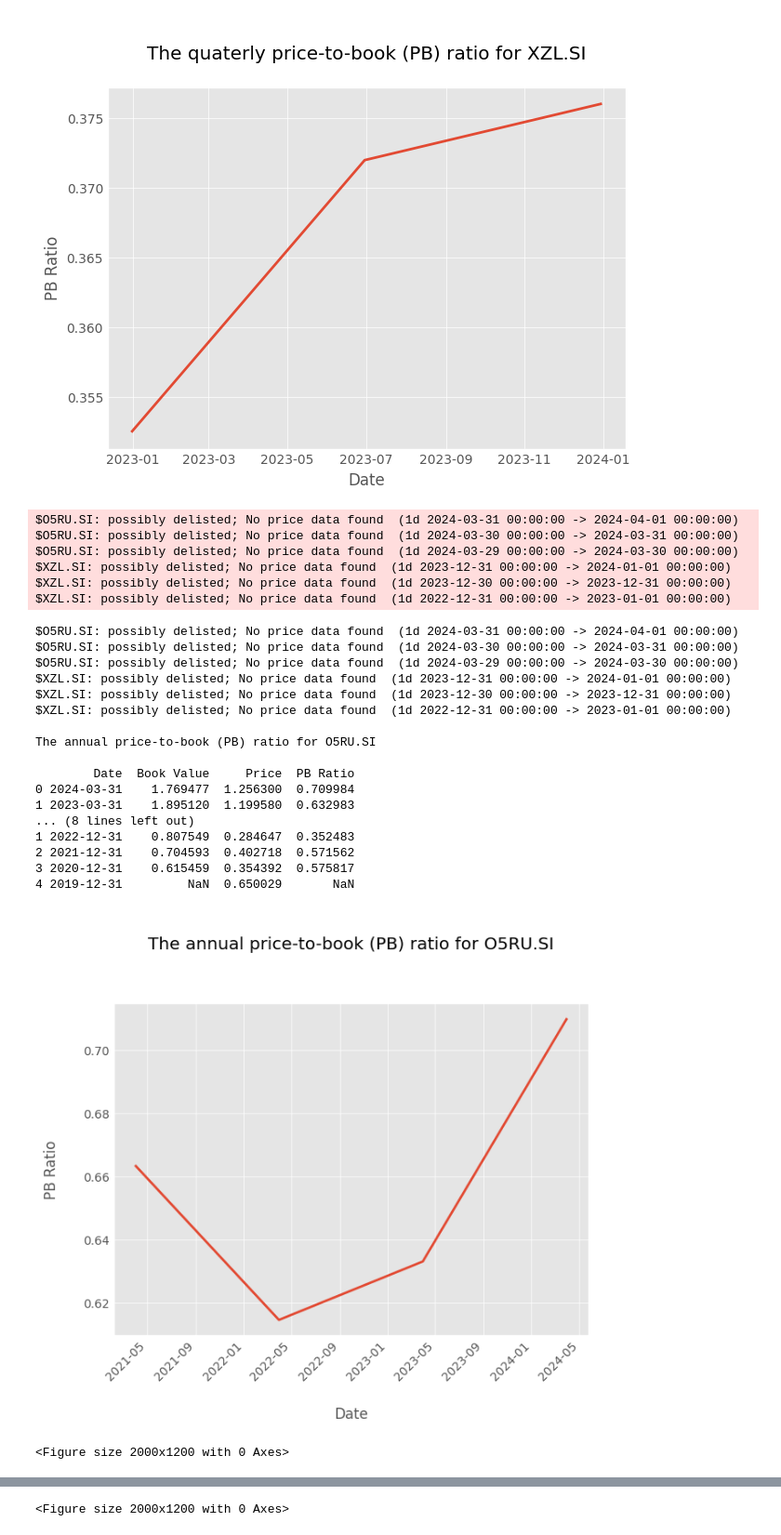
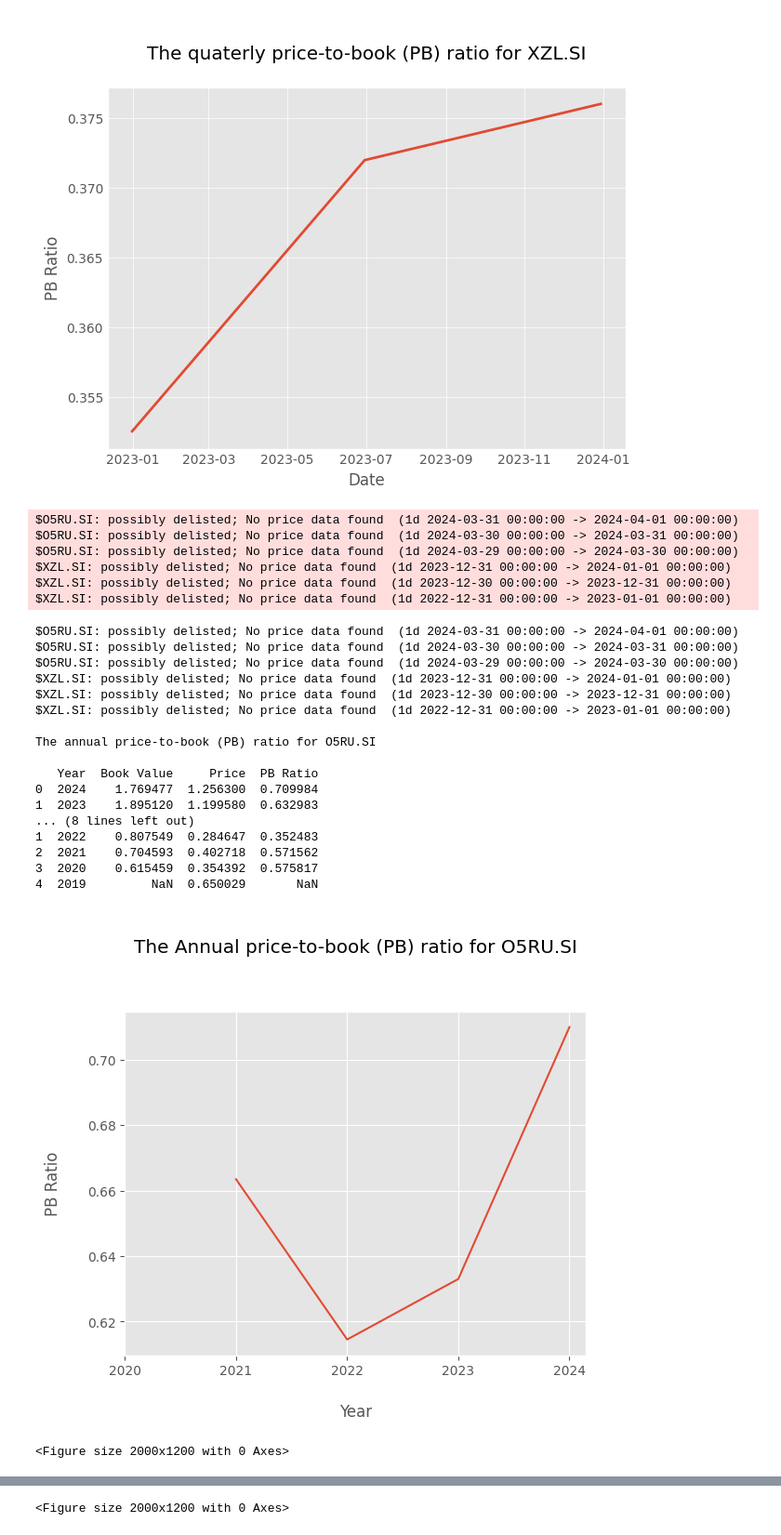
Before and after one commit to GenevieveLee/Stock-Screening-and-Recommendation-System, a Jupyter notebook: stockScreeningSystem.ipynb, the cells around one changed output, grey strips where cells are left out. Shown at 93% size. Drawn from its saved outputs; the diff is of its cells as text; code cells hidden in the pictures.

```diff
--- a/stockScreeningSystem.ipynb
+++ b/stockScreeningSystem.ipynb
@@ -139,47 +143,57 @@ for ticker in tickers:
             else:
                 date = date - pd.DateOffset(days=1)
 
-    pb_ratio_table = pd.DataFrame({'Date': book_value.index, 'Book Value': book_value, 'Price': price_history})
+    pb_ratio_table = pd.DataFrame({'Year': book_value.index.year, 'Book Value': book_value, 'Price': price_history})
     pb_ratio = pb_ratio_table['Price'] / pb_ratio_table['Book Value']
-    pb_ratio_table = pd.DataFrame({'Date': book_value.index, 'Book Value': book_value.values, 'Price': price_history, 'PB Ratio':pb_ratio.values})
+    pb_ratio_table = pd.DataFrame({'Year': book_value.index.year, 'Book Value': book_value.values, 'Price': price_history, 'PB Ratio':pb_ratio.values})
     pb_ratio_table_all.append(pb_ratio_table)
 
 for i, pb_ratio_table in enumerate(pb_ratio_table_all):
     print(f"\n{'The annual price-to-book (PB) ratio for'} {tickers[i]}\n")
     print(pb_ratio_table)
 
 for i, pb_ratio_table in enumerate(pb_ratio_table_all):
-    plt.plot(pb_ratio_table['Date'], pb_ratio_table['PB Ratio'])
-    plt.xlabel('Date', labelpad=20)
+    plt.plot(pb_ratio_table['Year'], pb_ratio_table['PB Ratio'])
+    plt.xlabel('Year', labelpad=20)
     plt.ylabel('PB Ratio', labelpad=20)
-    plt.title(f"\n{'The annual price-to-book (PB) ratio for'} {tickers[i]}\n", pad=30)
-    plt.xticks(rotation=45, ha='right')
+    plt.title(f"\n{'The Annual price-to-book (PB) ratio for'} {tickers[i]}\n", pad=30)
+    plt.xticks(pb_ratio_table_all[0]['Year'].unique())
     plt.figure(figsize=(20, 12))
     plt.tight_layout(pad=3.0)
     plt.show()
+
+for i, pb_ratio_table in enumerate(pb_ratio_table_all):
+    plt.plot(pb_ratio_table['Year'], pb_ratio_table['PB Ratio'], label=tickers[i])
+
+plt.xlabel('Year')
+plt.ylabel('PB Ratio')
+plt.title('Comparison of Annual price-to-book (PB) ratio')
+plt.xticks(pb_ratio_table_all[0]['Year'].unique())
+plt.legend()
+plt.show()
 # %% [output]
 $O5RU.SI: possibly delisted; No price data found  (1d 2024-03-31 00:00:00 -> 2024-04-01 00:00:00)
 $O5RU.SI: possibly delisted; No price data found  (1d 2024-03-30 00:00:00 -> 2024-03-31 00:00:00)
 $O5RU.SI: possibly delisted; No price data found  (1d 2024-03-29 00:00:00 -> 2024-03-30 00:00:00)
 $XZL.SI: possibly delisted; No price data found  (1d 2023-12-31 00:00:00 -> 2024-01-01 00:00:00)
 $XZL.SI: possibly delisted; No price data found  (1d 2023-12-30 00:00:00 -> 2023-12-31 00:00:00)
 $XZL.SI: possibly delisted; No price data found  (1d 2022-12-31 00:00:00 -> 2023-01-01 00:00:00)
 $O5RU.SI: possibly delisted; No price data found  (1d 2024-03-31 00:00:00 -> 2024-04-01 00:00:00)
 $O5RU.SI: possibly delisted; No price data found  (1d 2024-03-30 00:00:00 -> 2024-03-31 00:00:00)
 $O5RU.SI: possibly delisted; No price data found  (1d 2024-03-29 00:00:00 -> 2024-03-30 00:00:00)
 $XZL.SI: possibly delisted; No price data found  (1d 2023-12-31 00:00:00 -> 2024-01-01 00:00:00)
 $XZL.SI: possibly delisted; No price data found  (1d 2023-12-30 00:00:00 -> 2023-12-31 00:00:00)
 $XZL.SI: possibly delisted; No price data found  (1d 2022-12-31 00:00:00 -> 2023-01-01 00:00:00)
 
 The annual price-to-book (PB) ratio for O5RU.SI
 
-        Date  Book Value     Price  PB Ratio
-0 2024-03-31    1.769477  1.256300  0.709984
-1 2023-03-31    1.895120  1.199580  0.632983
+   Year  Book Value     Price  PB Ratio
+0  2024    1.769477  1.256300  0.709984
+1  2023    1.895120  1.199580  0.632983
 ... (8 lines left out)
-1 2022-12-31    0.807549  0.284647  0.352483
-2 2021-12-31    0.704593  0.402718  0.571562
-3 2020-12-31    0.615459  0.354392  0.575817
-4 2019-12-31         NaN  0.650029       NaN
+1  2022    0.807549  0.284647  0.352483
+2  2021    0.704593  0.402718  0.571562
+3  2020    0.615459  0.354392  0.575817
+4  2019         NaN  0.650029       NaN
-[figure, old version]
+[figure, new version]
 <Figure size 2000x1200 with 0 Axes>
```
Also changed, not shown: parts of 6 cells of this notebook.
